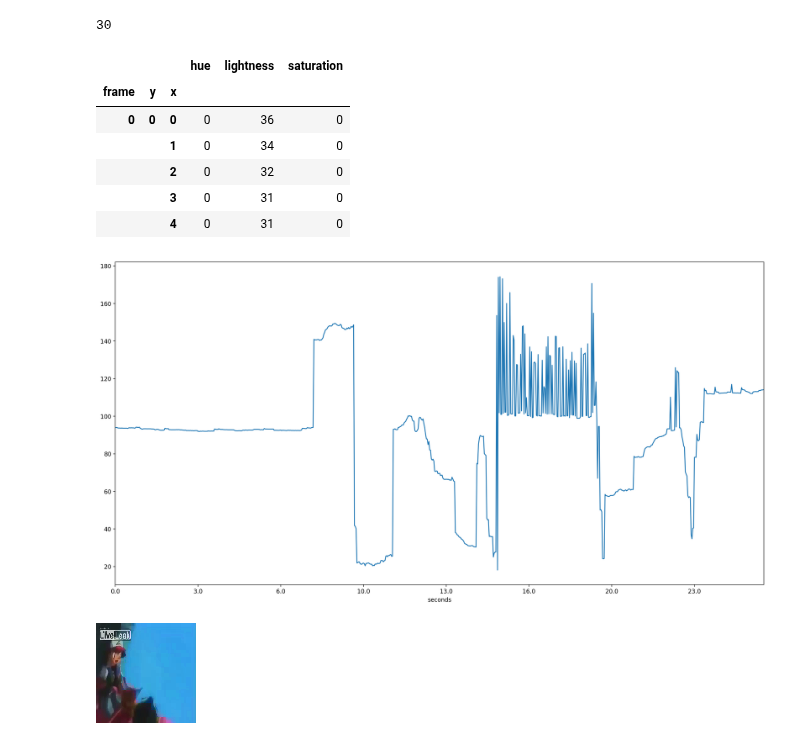
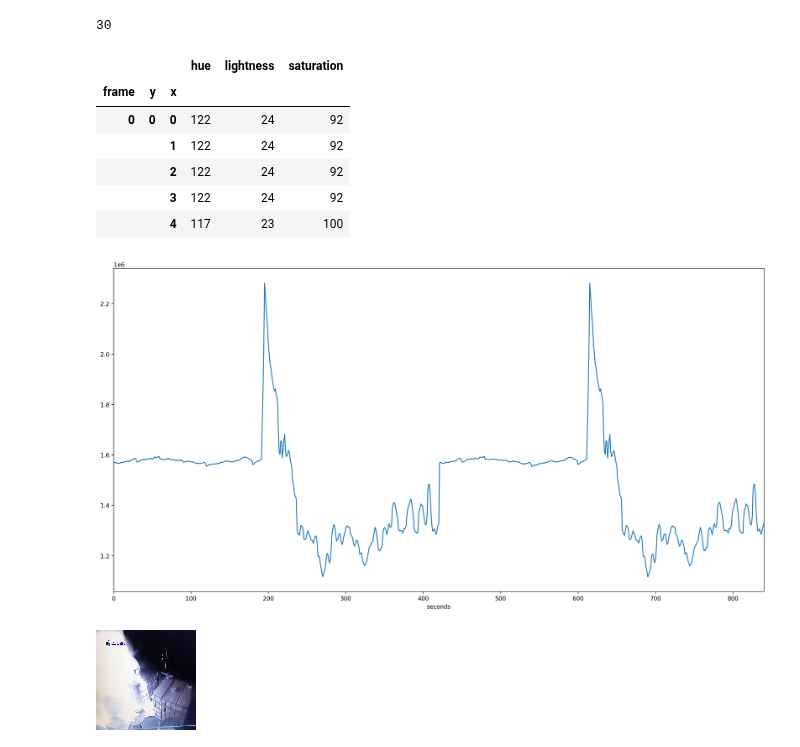
Before and after one commit to dream-team-nadia-woody/epilator, a Jupyter notebook: video_testing.ipynb, the cells around one changed output. Drawn from its saved outputs; the diff is of its cells as text; code cells hidden in the pictures.

```diff
--- a/video_testing.ipynb
+++ b/video_testing.ipynb
@@ -14,7 +14,7 @@ warnings.simplefilter("ignore")
 %config InlineBackend.figure_format = 'retina'
 # %%
 reload(v)
-df,fps = v.get_vid_df('videos/Banned Pokemon Seizure Scene.mp4')
+df,fps = v.get_vid_df('videos/Plant explosion caught on camera.mp4')
 fps
 # %% [output]
 30
@@ -23,25 +23,27 @@ df.head()
 # %% [output]
 |  |  |  | hue | lightness | saturation |
 | frame | y | x |  |  |  |
-| 0 | 0 | 0 | 0 | 36 | 0 |
-|  |  | 1 | 0 | 34 | 0 |
-|  |  | 2 | 0 | 32 | 0 |
-|  |  | 3 | 0 | 31 | 0 |
-|  |  | 4 | 0 | 31 | 0 |
+| 0 | 0 | 0 | 122 | 24 | 92 |
+|  |  | 1 | 122 | 24 | 92 |
+|  |  | 2 | 122 | 24 | 92 |
+|  |  | 3 | 122 | 24 | 92 |
+|  |  | 4 | 117 | 23 | 100 |
 # %%
 plt.figure(figsize=(20,10))
-val = df.groupby('frame').hue.mean().plot.line()
+val = df.groupby('frame').lightness.sum().plot.line()
 val.set_xlim((0,df.index.get_level_values(0).max()))
 
-val.set_xticklabels(val.get_xticks() // fps)
+# val.set_xticklabels(val.get_xticks() // fps)
 val.set_xlabel('seconds')
 plt.show()
 # %% [output]
-[figure, old version]
+[figure, new version]
+# %%
+df.attrs['fps'] = 30
 # %%
 from PIL import Image
-frame = df[df.index.get_level_values(0) == 551].to_numpy().reshape((100,100,3))
+frame = df[df.index.get_level_values(0) == 400].to_numpy().reshape((100,100,3))
 frame = cvtColor(frame,COLOR_HLS2RGB)
 Image.fromarray(frame)
 # %% [output]
-[figure, old version]
+[figure, new version]
```
Also changed, not shown: 1 other file.
